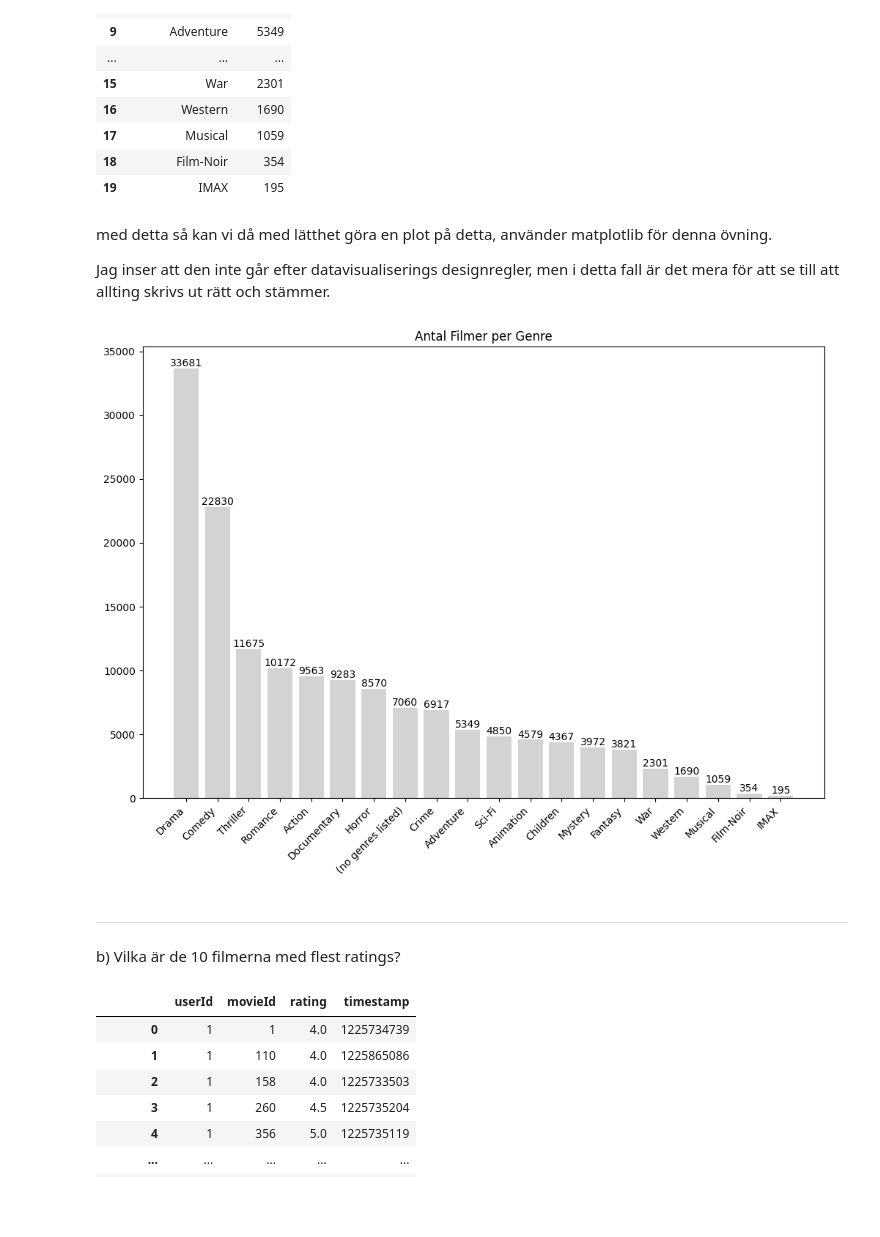
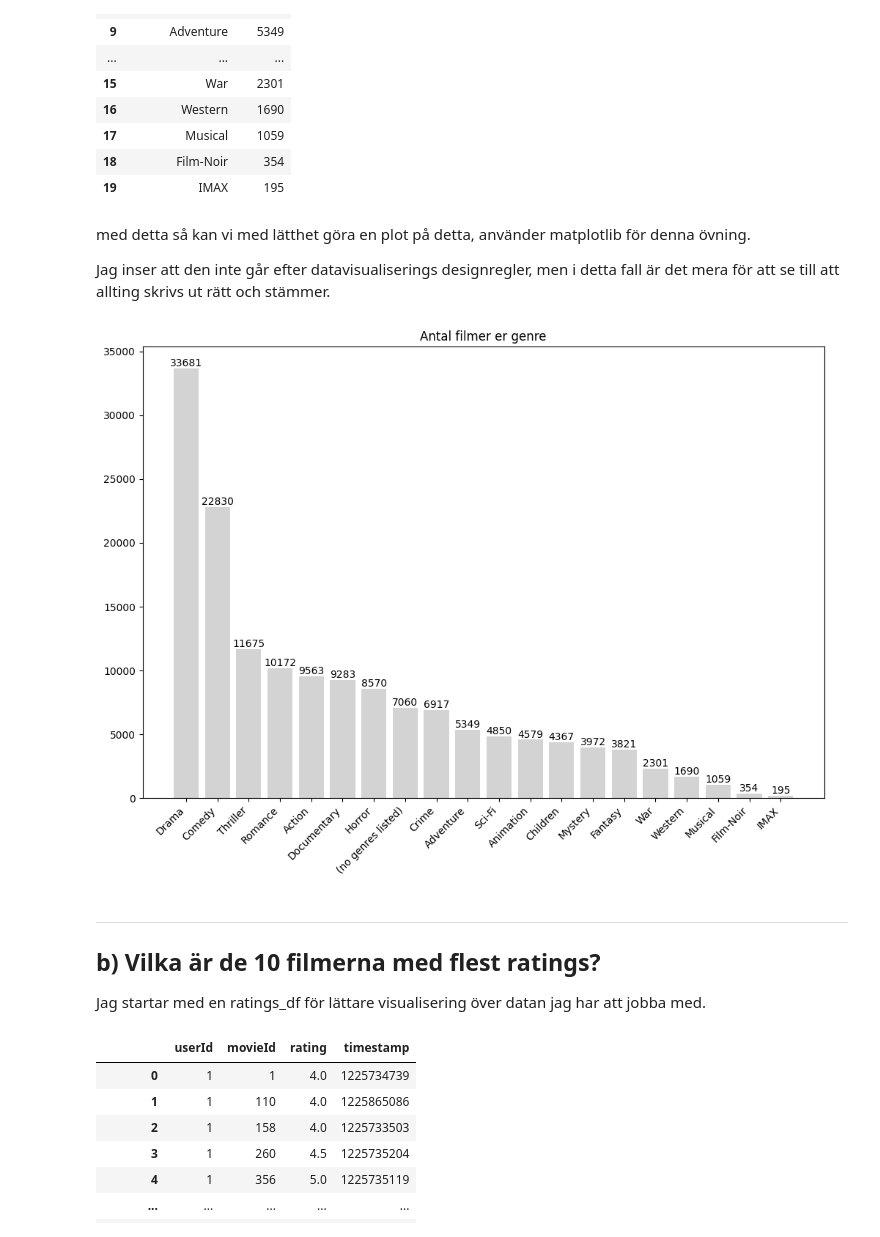
Before and after one commit to Markofbear/AI-Bjorn-Lagerblad-OPA23, a Jupyter notebook: labs/labb1/lab1.ipynb, the cells around one changed output. Saved outputs shown, nothing was run; the diff lists cells and outputs as text; code cells hidden in the pictures; blank space fills up the shorter version.

```diff
--- a/labs/labb1/lab1.ipynb
+++ b/labs/labb1/lab1.ipynb
@@ -71,32 +71,32 @@ genre_counts_df
 | 18 | Film-Noir | 354 |
 | 19 | IMAX | 195 |
 # %% [markdown]
-med detta så kan vi då med lätthet göra en plot på detta, använder matplotlib för denna övning.
+med detta så kan vi med lätthet göra en plot på detta, använder matplotlib för denna övning.
 
 Jag inser att den inte går efter datavisualiserings designregler, men i detta fall är det mera för att se till att allting skrivs ut rätt och stämmer.
 # %%
-import matplotlib.pyplot as plt
-
 plt.figure(figsize=(12, 8))
 
 plt.bar(genre_counts_df["Genre"], genre_counts_df["Movies"], color="lightgrey")
 
-plt.title("Antal Filmer per Genre")
+plt.title("Antal filmer er genre")
 
 plt.xticks(rotation=45, ha="right")
 
 
 #gör en uskrift av varje stapel för att dubbelkolla att siffrorna stämmer
 for index, value in enumerate(genre_counts_df["Movies"]):
     plt.text(index, value, str(value), ha="center", va="bottom")
 
 plt.show()
 # %% [output]
-[figure, old version]
+[figure, new version]
 # %% [markdown]
 ---
 
-b) Vilka är de 10 filmerna med flest ratings?
+## b) Vilka är de 10 filmerna med flest ratings?
+
+Jag startar med en ratings_df för lättare visualisering över datan jag har att jobba med.
 # %%
 import pandas as pd
 
```
Also changed, not shown: parts of 9 cells of this notebook.
